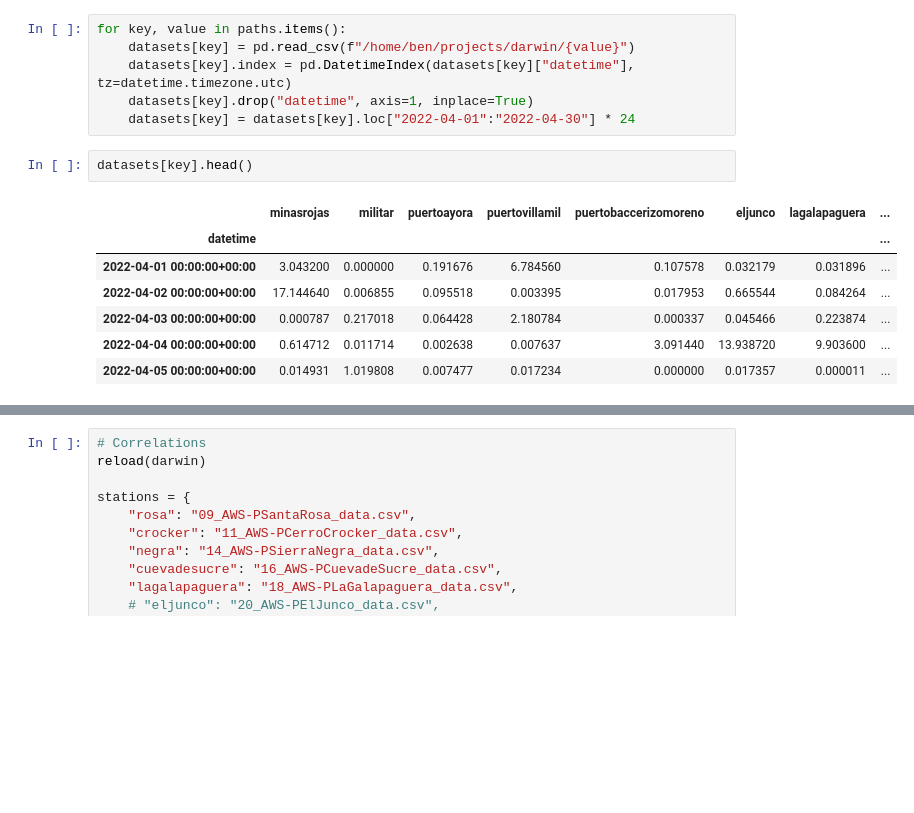
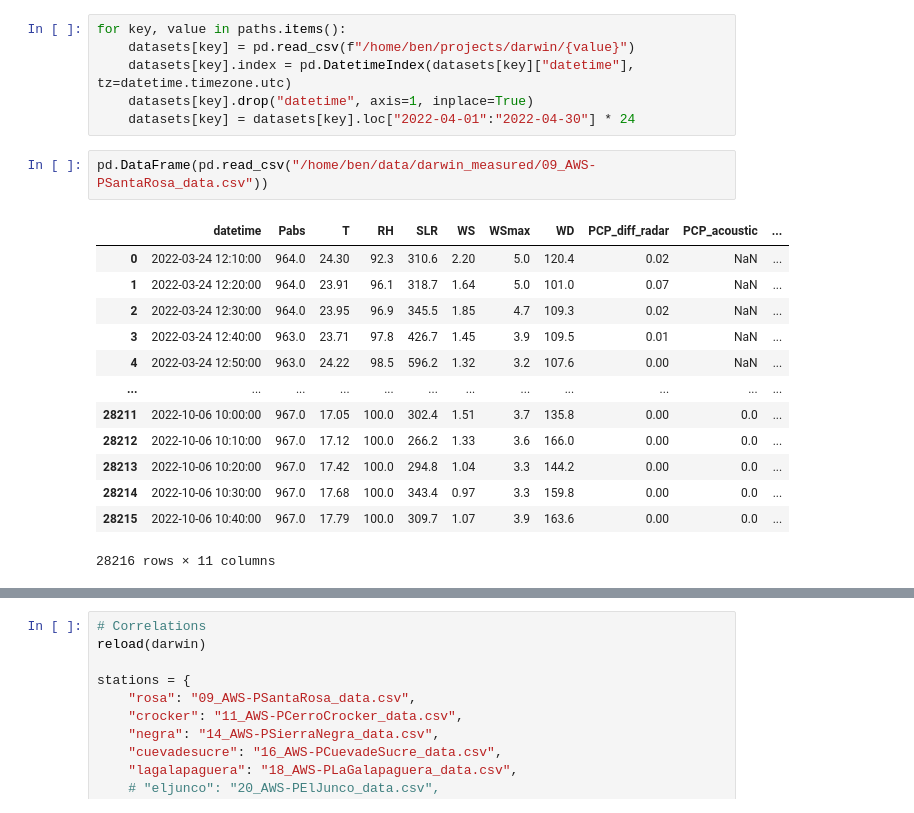
Before and after one commit to benatouba/darwin, a Jupyter notebook: stations.ipynb, the cells around one changed output, grey strips where cells are left out. Saved outputs shown, nothing was run; the diff lists cells and outputs as text; blank space fills up the shorter version.

```diff
--- a/stations.ipynb
+++ b/stations.ipynb
@@ -66,12 +52,18 @@ for key, value in paths.items():
     datasets[key].drop("datetime", axis=1, inplace=True)
     datasets[key] = datasets[key].loc["2022-04-01":"2022-04-30"] * 24
 # %%
-datasets[key].head()
+pd.DataFrame(pd.read_csv("/home/ben/data/darwin_measured/09_AWS-PSantaRosa_data.csv"))
 # %% [output]
-|  | minasrojas | militar | puertoayora | puertovillamil | puertobaccerizomoreno | eljunco | lagalapaguera | ... |
-| datetime |  |  |  |  |  |  |  | ... |
-| 2022-04-01 00:00:00+00:00 | 3.043200 | 0.000000 | 0.191676 | 6.784560 | 0.107578 | 0.032179 | 0.031896 | ... |
-| 2022-04-02 00:00:00+00:00 | 17.144640 | 0.006855 | 0.095518 | 0.003395 | 0.017953 | 0.665544 | 0.084264 | ... |
-| 2022-04-03 00:00:00+00:00 | 0.000787 | 0.217018 | 0.064428 | 2.180784 | 0.000337 | 0.045466 | 0.223874 | ... |
-| 2022-04-04 00:00:00+00:00 | 0.614712 | 0.011714 | 0.002638 | 0.007637 | 3.091440 | 13.938720 | 9.903600 | ... |
-| 2022-04-05 00:00:00+00:00 | 0.014931 | 1.019808 | 0.007477 | 0.017234 | 0.000000 | 0.017357 | 0.000011 | ... |
+|  | datetime | Pabs | T | RH | SLR | WS | WSmax | WD | PCP_diff_radar | PCP_acoustic | ... |
+| 0 | 2022-03-24 12:10:00 | 964.0 | 24.30 | 92.3 | 310.6 | 2.20 | 5.0 | 120.4 | 0.02 | NaN | ... |
+| 1 | 2022-03-24 12:20:00 | 964.0 | 23.91 | 96.1 | 318.7 | 1.64 | 5.0 | 101.0 | 0.07 | NaN | ... |
+| 2 | 2022-03-24 12:30:00 | 964.0 | 23.95 | 96.9 | 345.5 | 1.85 | 4.7 | 109.3 | 0.02 | NaN | ... |
+| 3 | 2022-03-24 12:40:00 | 963.0 | 23.71 | 97.8 | 426.7 | 1.45 | 3.9 | 109.5 | 0.01 | NaN | ... |
+| 4 | 2022-03-24 12:50:00 | 963.0 | 24.22 | 98.5 | 596.2 | 1.32 | 3.2 | 107.6 | 0.00 | NaN | ... |
+| ... | ... | ... | ... | ... | ... | ... | ... | ... | ... | ... | ... |
+| 28211 | 2022-10-06 10:00:00 | 967.0 | 17.05 | 100.0 | 302.4 | 1.51 | 3.7 | 135.8 | 0.00 | 0.0 | ... |
+| 28212 | 2022-10-06 10:10:00 | 967.0 | 17.12 | 100.0 | 266.2 | 1.33 | 3.6 | 166.0 | 0.00 | 0.0 | ... |
+| 28213 | 2022-10-06 10:20:00 | 967.0 | 17.42 | 100.0 | 294.8 | 1.04 | 3.3 | 144.2 | 0.00 | 0.0 | ... |
+| 28214 | 2022-10-06 10:30:00 | 967.0 | 17.68 | 100.0 | 343.4 | 0.97 | 3.3 | 159.8 | 0.00 | 0.0 | ... |
+| 28215 | 2022-10-06 10:40:00 | 967.0 | 17.79 | 100.0 | 309.7 | 1.07 | 3.9 | 163.6 | 0.00 | 0.0 | ... |
+28216 rows × 11 columns
```
Also changed, not shown: parts of 9 cells of this notebook, 3 other files.
